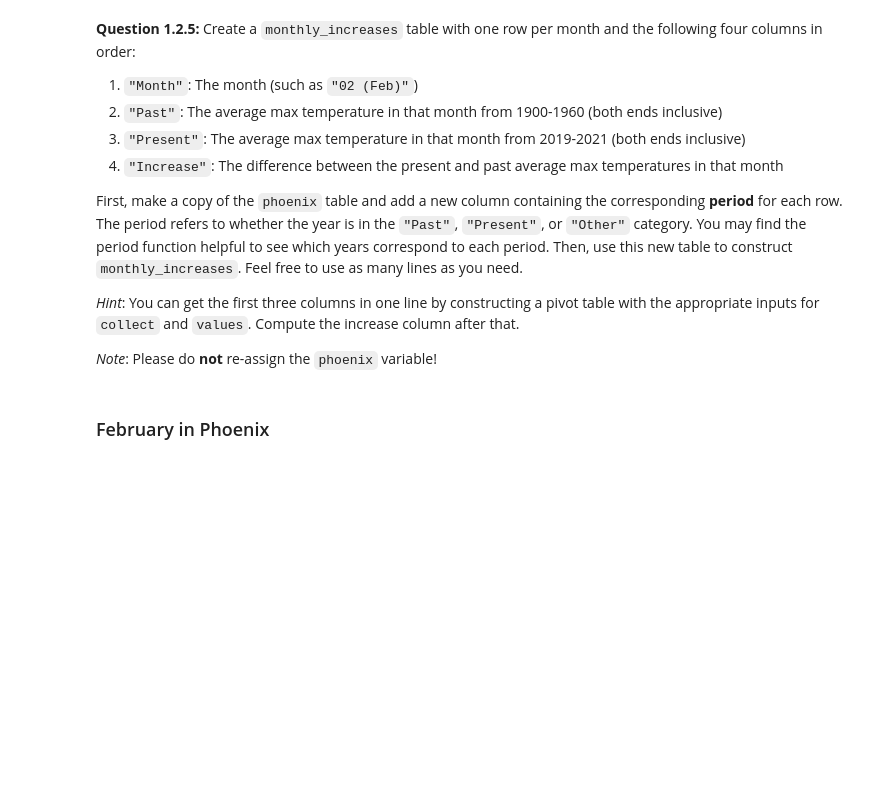
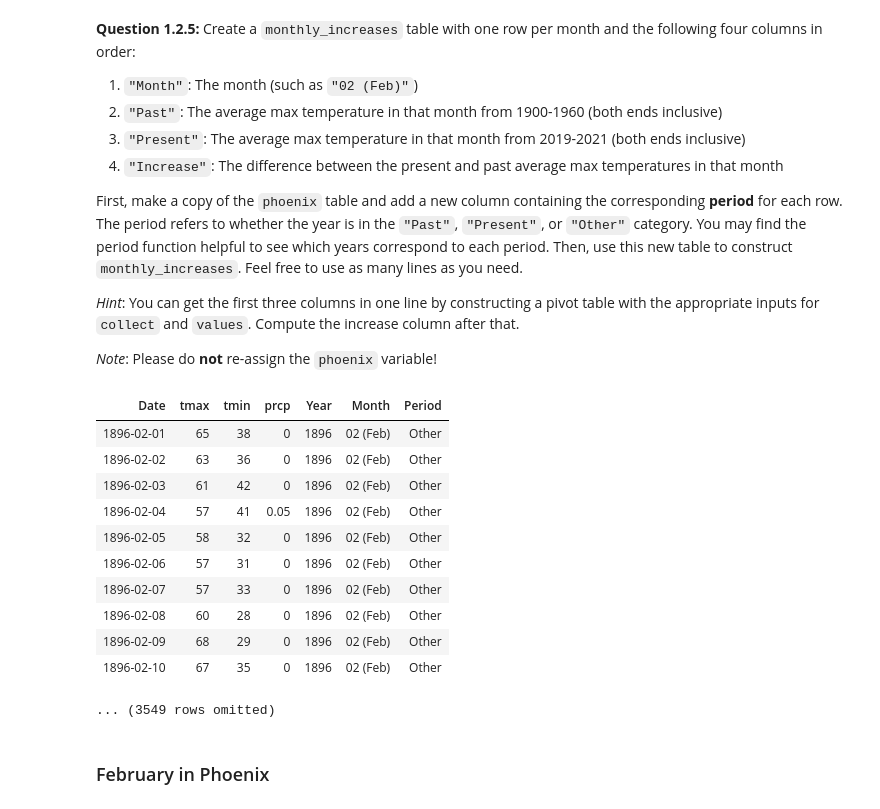
Before and after one commit to ttlarson13/Data-Analytics-Fall-25, a Jupyter notebook: project2/project2.ipynb, the cells around one changed output. Saved outputs shown, nothing was run; the diff lists cells and outputs as text; code cells hidden in the pictures; blank space fills up the shorter version.

```diff
--- a/project2/project2.ipynb
+++ b/project2/project2.ipynb
@@ -279,16 +291,30 @@ First, make a copy of the `phoenix` table and add a new column containing the co
 # %%
 def period(year):
     "Output if a year is in the Past, Present, or Other."
     if 1900 <= year <= 1960:
         return "Past"
     elif 2019 <= year <= 2021:
         return "Present"
     else:
         return "Other"
 
-...
+periods_array = phoenix.apply(period, 'Year')
+phoenix_with_period = phoenix.with_column('Period', periods_array)
 monthly_increases = ...
-monthly_increases.show()
+monthly_increases
+# %% [output]
+| Date | tmax | tmin | prcp | Year | Month | Period |
+| 1896-02-01 | 65 | 38 | 0 | 1896 | 02 (Feb) | Other |
+| 1896-02-02 | 63 | 36 | 0 | 1896 | 02 (Feb) | Other |
+| 1896-02-03 | 61 | 42 | 0 | 1896 | 02 (Feb) | Other |
+| 1896-02-04 | 57 | 41 | 0.05 | 1896 | 02 (Feb) | Other |
+| 1896-02-05 | 58 | 32 | 0 | 1896 | 02 (Feb) | Other |
+| 1896-02-06 | 57 | 31 | 0 | 1896 | 02 (Feb) | Other |
+| 1896-02-07 | 57 | 33 | 0 | 1896 | 02 (Feb) | Other |
+| 1896-02-08 | 60 | 28 | 0 | 1896 | 02 (Feb) | Other |
+| 1896-02-09 | 68 | 29 | 0 | 1896 | 02 (Feb) | Other |
+| 1896-02-10 | 67 | 35 | 0 | 1896 | 02 (Feb) | Other |
+... (3549 rows omitted)
 # %%
 grader.check("q1_2_5")
 # %% [markdown]
```
Also changed, not shown: parts of 12 cells of this notebook, 1 other file.
